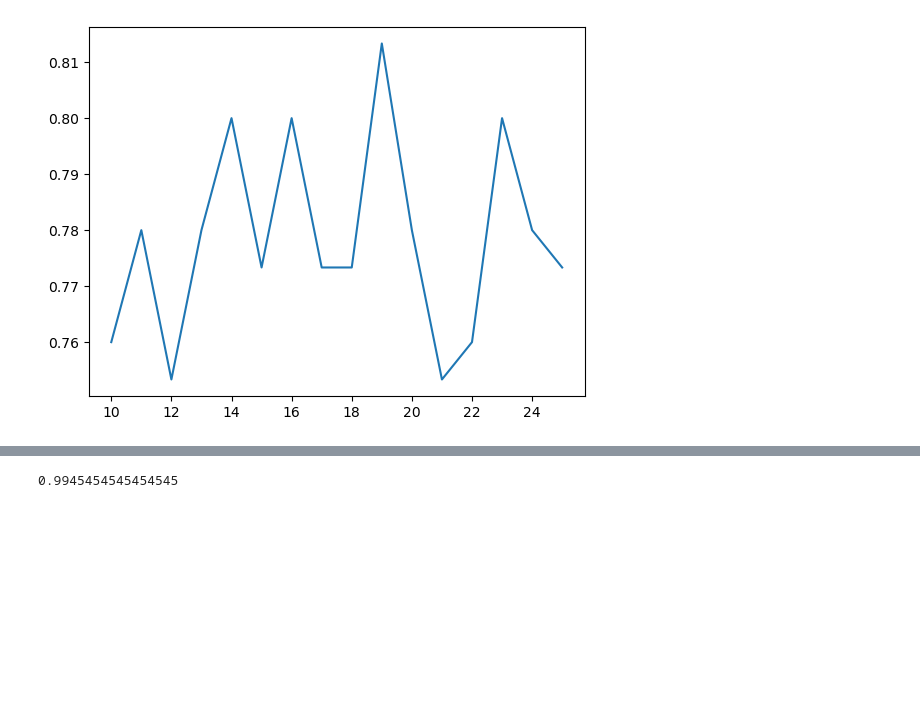
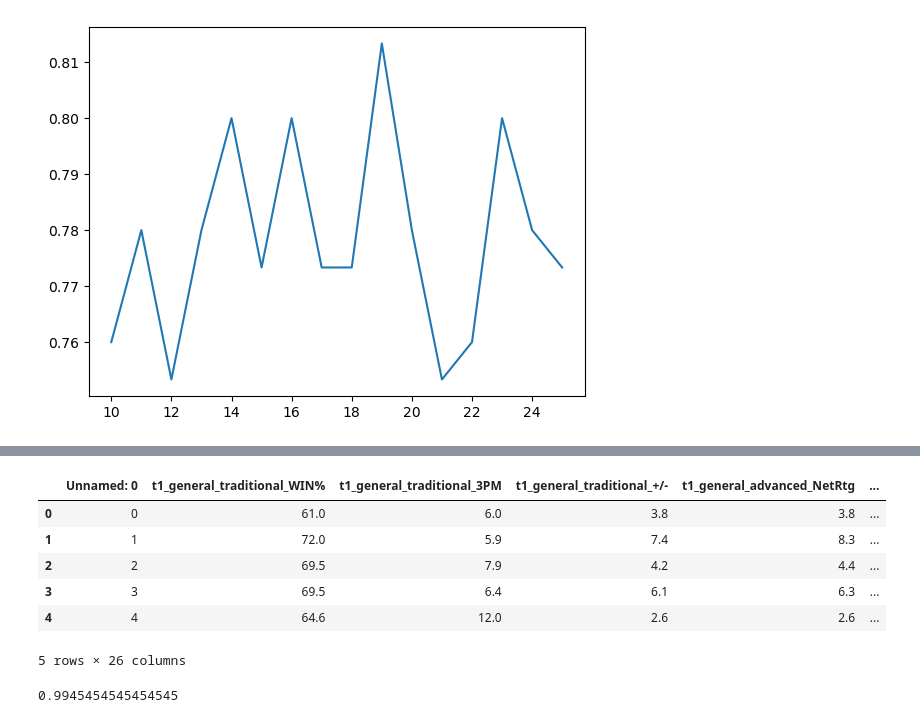
Before and after one commit to ijamil1/nba_playoff_predictions_22_23, a Jupyter notebook: Random_Forest_Classifier.ipynb, the cells around one changed output, grey strips where cells are left out. Drawn from its saved outputs; the diff is of its cells as text; code cells hidden in the pictures; blank space fills up the shorter version.

```diff
--- a/Random_Forest_Classifier.ipynb
+++ b/Random_Forest_Classifier.ipynb
@@ -175,0 +183,10 @@ df.head()
+# %%
+x_test.head()
+# %% [output]
+|  | Unnamed: 0 | t1_general_traditional_WIN% | t1_general_traditional_3PM | t1_general_traditional_+/- | t1_general_advanced_NetRtg | ... |
+| 0 | 0 | 61.0 | 6.0 | 3.8 | 3.8 | ... |
+| 1 | 1 | 72.0 | 5.9 | 7.4 | 8.3 | ... |
+| 2 | 2 | 69.5 | 7.9 | 4.2 | 4.4 | ... |
+| 3 | 3 | 69.5 | 6.4 | 6.1 | 6.3 | ... |
+| 4 | 4 | 64.6 | 12.0 | 2.6 | 2.6 | ... |
+5 rows × 26 columns
```
Also changed, not shown: parts of 8 cells of this notebook.
